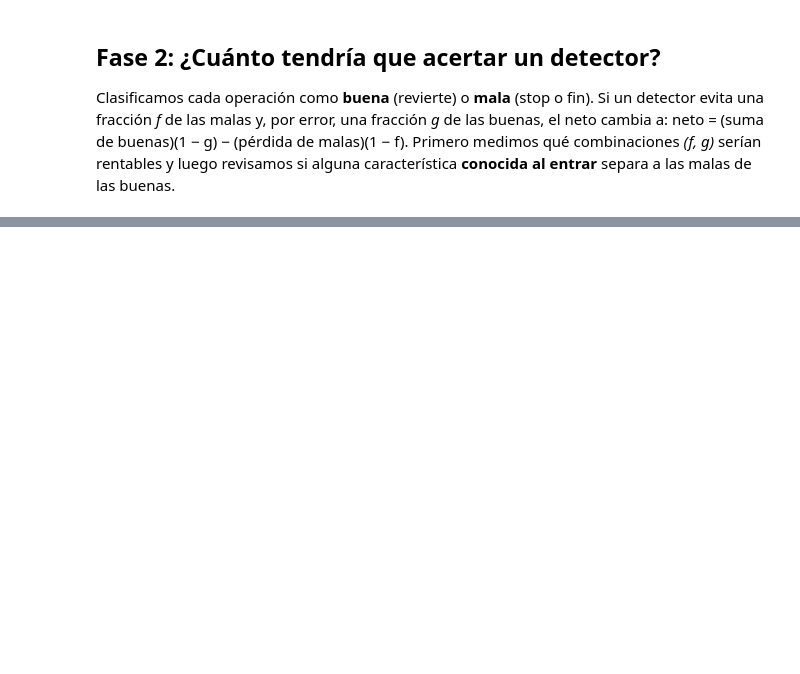
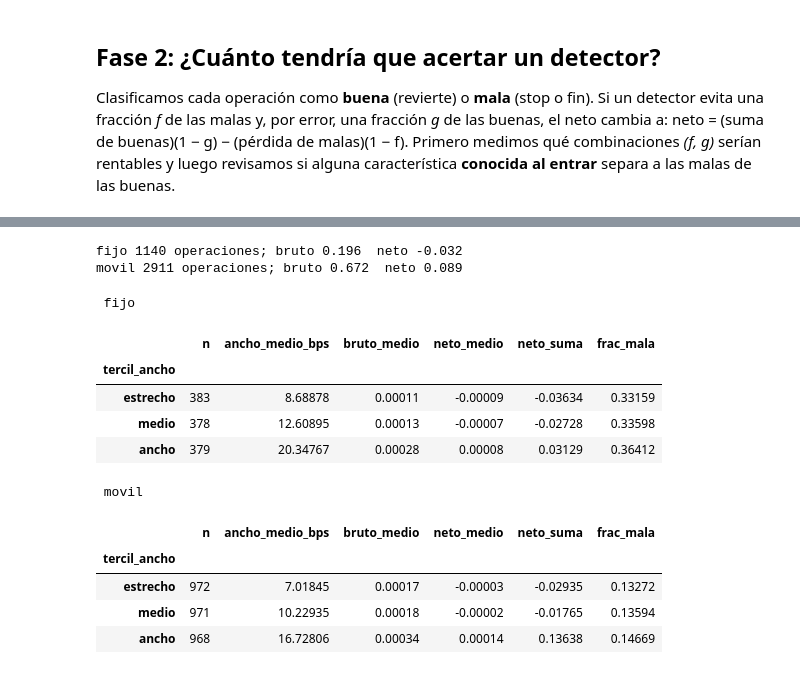
Before and after one commit to SamuOropeza/Investigacion_PCNM, a Jupyter notebook: Eventos.ipynb, the cells around one changed output, grey strips where cells are left out. Cells and saved outputs as stored; diff of their text form; code cells hidden in the pictures; blank space fills up the shorter version.

```diff
--- a/Eventos.ipynb
+++ b/Eventos.ipynb
@@ -298,0 +352,7 @@ Clasificamos cada operación como **buena** (revierte) o **mala** (stop o fin).
+# %%
+D = 20                                   # fijado a priori, después de ver los terciles: es una hipótesis, no un resultado
+T['mitad'] = np.where(T.ventana <= T.ventana.median(), 'primera mitad', 'segunda mitad')
+T['abre'] = np.where(T.dia < D, 'antes del día 20', 'después')
+display(T.groupby(['mitad', 'abre']).agg(n=('neto', 'size'), neto_suma=('neto', 'sum'),
+                                          neto_medio=('neto', 'mean')).round(4))
+print("Neto con la regla:", round(T[T.dia < D].neto.sum(), 4), "  sin la regla:", round(T.neto.sum(), 4))
@@ -298,0 +465,34 @@ Clasificamos cada operación como **buena** (revierte) o **mala** (stop o fin).
+# %%
+Lp = np.log(data).values
+res = {}
+for centro in ('fijo', 'movil'):
+    Tc = pd.DataFrame([dict(o, ventana=s['window'], cesta=i)
+                       for s in seleccion for i in range(s['W'].shape[1])
+                       for o in operaciones_spread(Lp[s['tr']], Lp[s['te']], s['W'][:, i], data.index[s['te']], centro)])
+    Tc['malo'] = Tc.salida != 'revierte'
+    res[centro] = Tc
+    print(centro, len(Tc), "operaciones; bruto", round(Tc.bruto.sum(), 3), " neto", round(Tc.neto.sum(), 3))
+# %% [output]
+fijo 1140 operaciones; bruto 0.196  neto -0.032
+movil 2911 operaciones; bruto 0.672  neto 0.089
+# %%
+for centro in ('fijo', 'movil'):
+    T = res[centro].copy()
+    T['tercil_ancho'] = pd.qcut(T.ancho_bps, 3, labels=['estrecho', 'medio', 'ancho'])
+    print("\n", centro)
+    display(T.groupby('tercil_ancho').agg(n=('neto', 'size'), ancho_medio_bps=('ancho_bps', 'mean'),
+                                           bruto_medio=('bruto', 'mean'), neto_medio=('neto', 'mean'),
+                                           neto_suma=('neto', 'sum'), frac_mala=('malo', 'mean')).round(5))
+# %% [output]
+ fijo
+|  | n | ancho_medio_bps | bruto_medio | neto_medio | neto_suma | frac_mala |
+| tercil_ancho |  |  |  |  |  |  |
+| estrecho | 383 | 8.68878 | 0.00011 | -0.00009 | -0.03634 | 0.33159 |
+| medio | 378 | 12.60895 | 0.00013 | -0.00007 | -0.02728 | 0.33598 |
+| ancho | 379 | 20.34767 | 0.00028 | 0.00008 | 0.03129 | 0.36412 |
+ movil
+|  | n | ancho_medio_bps | bruto_medio | neto_medio | neto_suma | frac_mala |
+| tercil_ancho |  |  |  |  |  |  |
+| estrecho | 972 | 7.01845 | 0.00017 | -0.00003 | -0.02935 | 0.13272 |
+| medio | 971 | 10.22935 | 0.00018 | -0.00002 | -0.01765 | 0.13594 |
+| ancho | 968 | 16.72806 | 0.00034 | 0.00014 | 0.13638 | 0.14669 |
```
Also changed, not shown: parts of 20 cells of this notebook, 1 other file.
